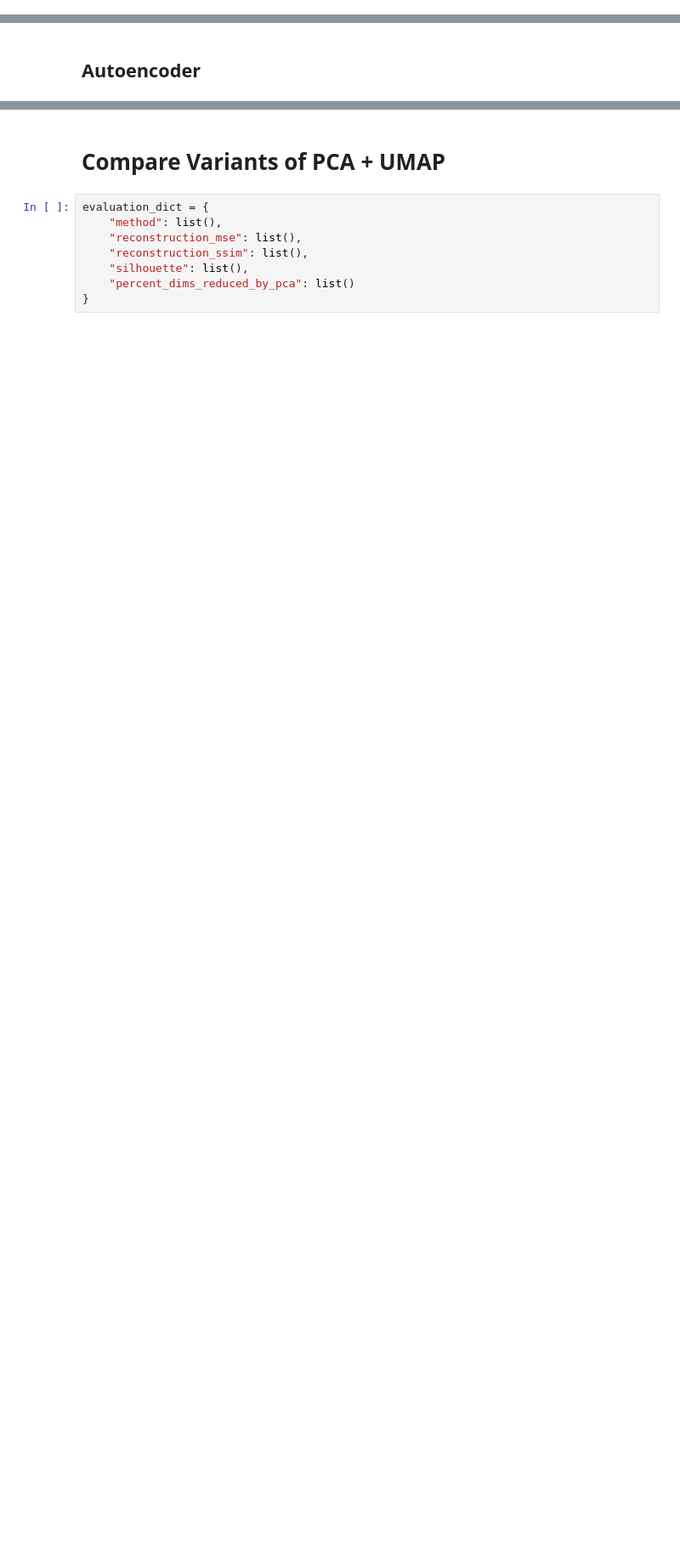
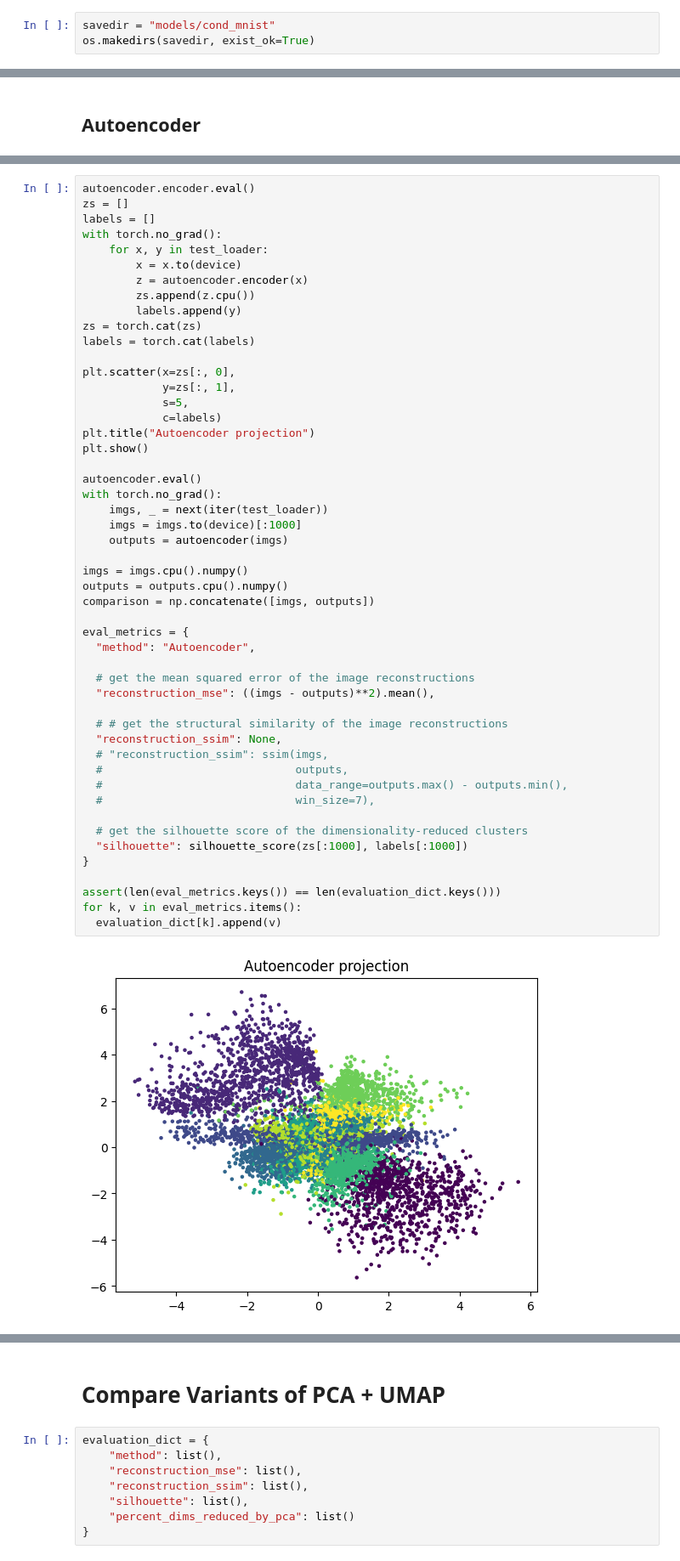
Before and after one commit to StarDylan/FlowMatching, a Jupyter notebook: Comparing_Dimensionality_Reduction_Techniques.ipynb, the cells around one changed output, grey strips where cells are left out. Shown at 85% size. Saved outputs shown, nothing was run; the diff lists cells and outputs as text; blank space fills up the shorter version.

Commit message:
Reran evaluation with autoencoder

```diff
--- a/Comparing_Dimensionality_Reduction_Techniques.ipynb
+++ b/Comparing_Dimensionality_Reduction_Techniques.ipynb
@@ -53,6 +95,9 @@ from sklearn.metrics import f1_score,\
 # %%
 image_size = 28
 sample_size = 20000
+# %%
+savedir = "models/cond_mnist"
+os.makedirs(savedir, exist_ok=True)
 # %%
 def get_mnist_data():
   (x_train, y_train), (x_test, y_test) = mnist.load_data()
@@ -222 +408,53 @@ for k, v in eval_metrics.items():
+# %%
+autoencoder.encoder.eval()
+zs = []
+labels = []
+with torch.no_grad():
+    for x, y in test_loader:
+        x = x.to(device)
+        z = autoencoder.encoder(x)
+        zs.append(z.cpu())
+        labels.append(y)
+zs = torch.cat(zs)
+labels = torch.cat(labels)
+
+plt.scatter(x=zs[:, 0],
+            y=zs[:, 1],
+            s=5,
+            c=labels)
+plt.title("Autoencoder projection")
+plt.show()
+
+autoencoder.eval()
+with torch.no_grad():
+    imgs, _ = next(iter(test_loader))
+    imgs = imgs.to(device)[:1000]
+    outputs = autoencoder(imgs)
+
+imgs = imgs.cpu().numpy()
+outputs = outputs.cpu().numpy()
+comparison = np.concatenate([imgs, outputs])
+
+eval_metrics = {
+  "method": "Autoencoder",
+
+  # get the mean squared error of the image reconstructions
+  "reconstruction_mse": ((imgs - outputs)**2).mean(),
+
+  # # get the structural similarity of the image reconstructions
+  "reconstruction_ssim": None,
+  # "reconstruction_ssim": ssim(imgs,
+  #                             outputs,
+  #                             data_range=outputs.max() - outputs.min(),
+  #                             win_size=7),
+
+  # get the silhouette score of the dimensionality-reduced clusters
+  "silhouette": silhouette_score(zs[:1000], labels[:1000])
+}
+
+assert(len(eval_metrics.keys()) == len(evaluation_dict.keys()))
+for k, v in eval_metrics.items():
+  evaluation_dict[k].append(v)
+# %% [output]
+[figure, added]
 # %% [markdown]
```
Also changed, not shown: parts of 20 cells of this notebook.
